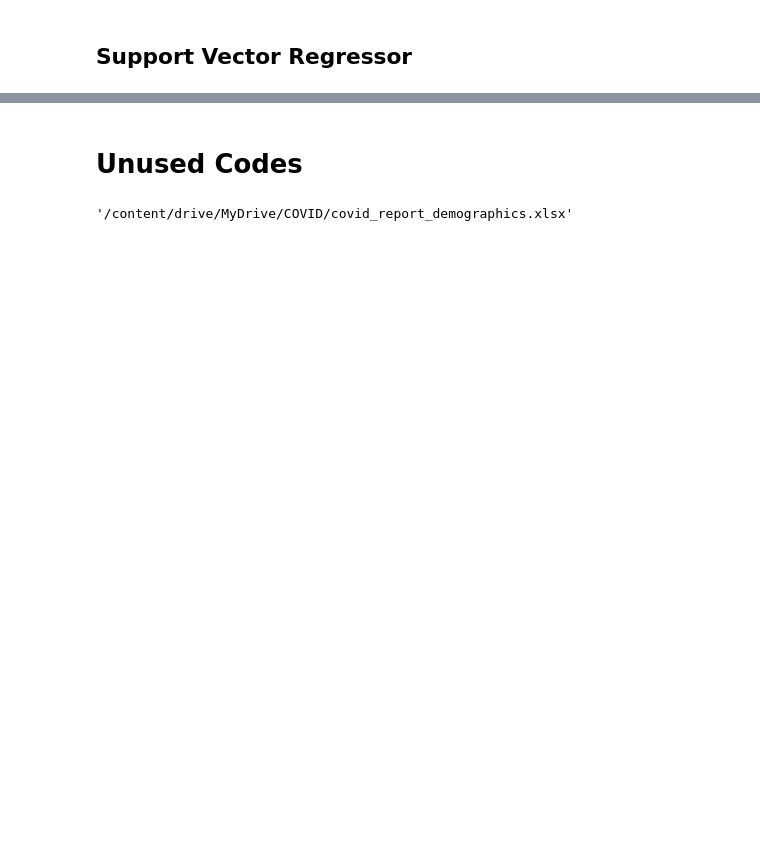
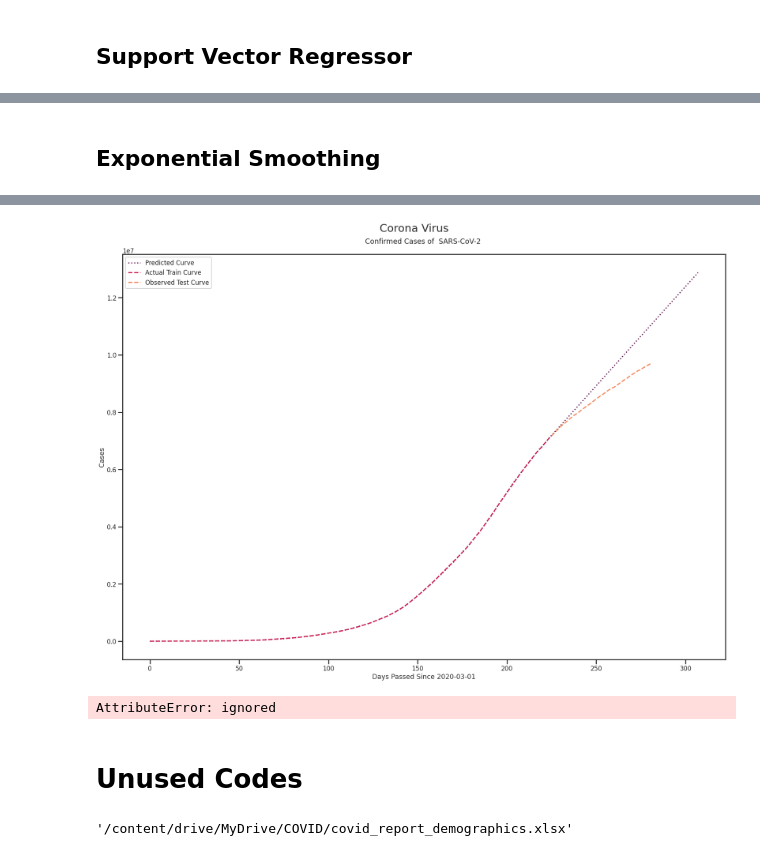
Before and after one commit to terminate9298/Corona-Visualization-and-Prediction, a Jupyter notebook: COVID 19 Visualization and Forecasting.ipynb, the cells around one changed output, grey strips where cells are left out. Saved outputs shown, nothing was run; the diff lists cells and outputs as text; code cells hidden in the pictures; blank space fills up the shorter version.

```diff
--- a/COVID 19 Visualization and Forecasting.ipynb
+++ b/COVID 19 Visualization and Forecasting.ipynb
@@ -1037,4 +1092,4 @@ Plot_District = "Delhi" #@param ['Agar Malwa', 'Agra', 'Ahmedabad', 'Ahmednagar'
-Date = "2020-12-08" #@param {type:"date"}
+Date = "2020-12-06" #@param {type:"date"}
 
 
 # display(Markdown("<h2> District WISE PIE CHART CASES of 2019-nCoV</h2>"))
@@ -1712,0 +1811,69 @@ plt.subplots_adjust(top=SubPlot_Top)
+# %% [markdown]
+## Exponential Smoothing
+# %%
+#@markdown <h3>⬅️ Click Here to START Fitting</h3>
+#@markdown <br><center><img src='https://cdn0.iconfinder.com/data/icons/charts-graphs-1/24/chart-trend-exponential-up-512.png' height="200" alt="Gdrive-logo"/></center>
+#@markdown <center><h2><br>Exponential Smoothing for Forecasting</h2></center><br>
+
+Plot_Column = "Confirmed" #@param ['Confirmed', 'Recovered', 'Deceased', 'Other', 'Tested', 'Active', 'Confirmed_', 'Recovered_', 'Deceased_', 'Other_','Tested_', 'Active_']
+Location = "India" #@param ['Kerala', 'Delhi', 'Telangana', 'India', 'Rajasthan', 'Haryana','UP', 'Ladakh', 'TN', 'J&K', 'Karnataka', 'Maharashtra', 'Punjab','Andra P', 'HP', 'Uttarakhand', 'Odisha', 'Puducherry','West Bengal', 'Chandigarh', 'Chhattisgarh', 'Gujarat', 'MP','Bihar', 'Manipur', 'Goa', 'Mizoram', 'A&N', 'Assam', 'Jharkhand','Arun P', 'Nagaland', 'Tripura', 'D&D', 'Meghalaya', 'Sikkim','Other']
+Train_Split = 0.8 #@param {type:"slider", min:0.05, max:0.95, step:0.05}
+Predict_For = 25 #@param {type:"slider", min:0, max:100, step:5}
+Plot_Forecast = "Complete Plot ( Train + Test + Forecast )" #@param ["Complete Plot ( Train + Test + Forecast )", "Test + Forecast Plot"]
+Plot_Lib = "MatplotLib" #@param ["Plotly", "MatplotLib"]
+Plot_Summary = True #@param {type:"boolean"}
+Date = 'Date'
+Model_Name = "Exponential Smoothing"
+data = Completed_[Completed_['State'] == Location]
+train_for = int(data.shape[0]*Train_Split)
+train_split = data.iloc[:train_for][Plot_Column].values
+valid_split = data.iloc[train_for:][Plot_Column].values
+
+es = ExponentialSmoothing(train_split,seasonal_periods=14,trend='add').fit()
+if Plot_Summary:
+  print(es.summary())
+
+if Plot_Forecast == 'Test + Forecast Plot':
+  pred = es.predict(start = train_for, end = train_for + len(valid_split) + Predict_For)
+  Plot_Data = [
+               [range(train_for , train_for + len(pred),1),
+               pred,'Predicted Forecast',':'
+               ],
+               [range(train_for , train_for+ len(valid_split)),
+               valid_split,'{} Covid Cases'.format(Plot_Column),'--'
+               ]
+  ]
+else:
+  pred = es.predict(start = 0 , end = data.shape[0]+Predict_For )
+  Plot_Data = [
+               [list(range(0 , len(pred))),
+               pred,'Predicted Curve' ,':'
+               ],
+               [list(range(0, len(train_split))),
+                train_split , 'Actual Train Curve','--'
+               ],
+               [list(range(train_for , train_for+len(valid_split))),
+                valid_split , 'Observed Test Curve','--'
+               ]
+  ]
+
+if Plot_Lib == 'MatplotLib':
+  plot_color = list(sns.color_palette(Style_Color,n_colors=len(Plot_Data)).as_hex())
+  plt.figure(figsize=(Graphs_Width,Graphs_Height))
+  for j,i in enumerate(Plot_Data):
+    plt.plot(i[0], i[1],i[3],label = i[2] , color = plot_color[j]  )
+  plt.suptitle(Sup_Title, fontsize = 29)
+  plt.title('{} Cases of  SARS-CoV-2 \n'.format(Plot_Column.replace('_',' (Daily)').title()  ) , fontsize = 19)
+  plt.legend()
+  plt.ylabel('Cases')
+  plt.xlabel('Days Passed Since {}'.format(Completed_.Date.min()))
+  plt.subplots_adjust(top=SubPlot_Top)
+else:
+  fig=go.Figure()
+  for i in Plot_Data:
+    fig.add_trace(go.Scatter(x = i[0], y = i[1], mode = 'lines+markers', name = i[2]))
+
+  fig.update_layout(title='{} Cases of  SARS-CoV-2 \n'.format(Plot_Column.replace('_',' (Daily)').title()),
+                  xaxis_title='Days Passed Since {}'.format(Completed_.Date.min()),yaxis_title="Cases",legend=dict(x=0,y=1,traceorder="normal"))
+  fig.show()
+# %% [output]
@@ -1713,3 +1898,8 @@ plt.subplots_adjust(top=SubPlot_Top)
+[figure, added]
+# %%
+es.plot_diagnostics()
+# %% [output]
+AttributeError: ignored
 # %% [markdown]
 # Unused Codes
 # %%
```
Also changed, not shown: parts of 26 cells of this notebook.
